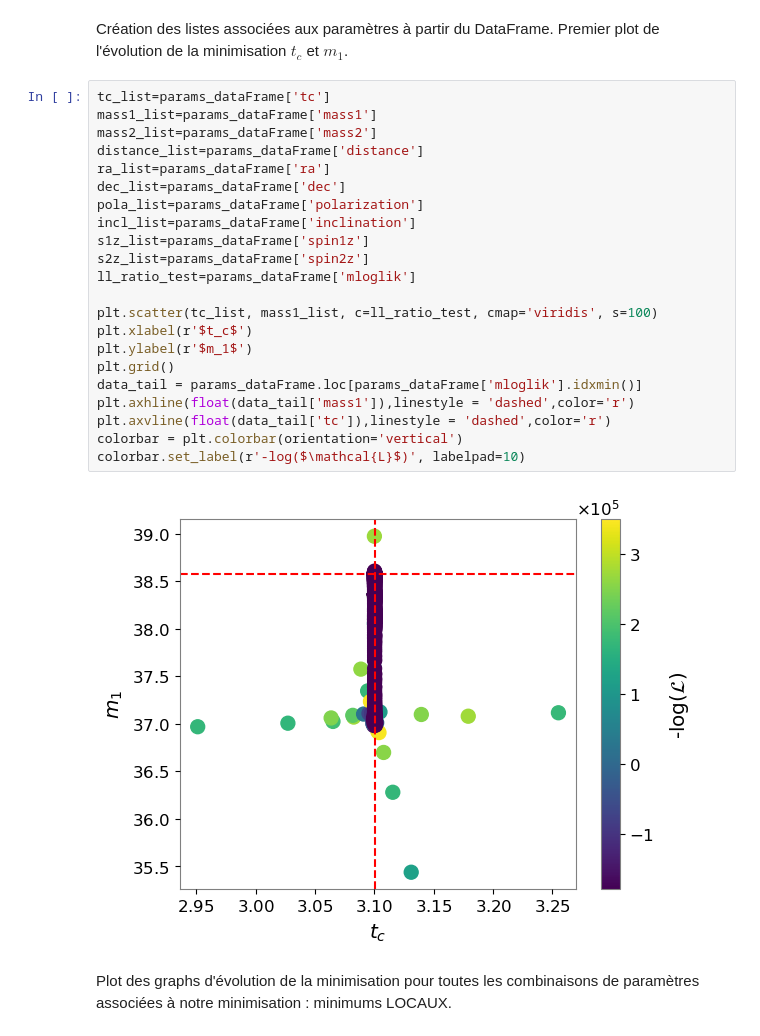
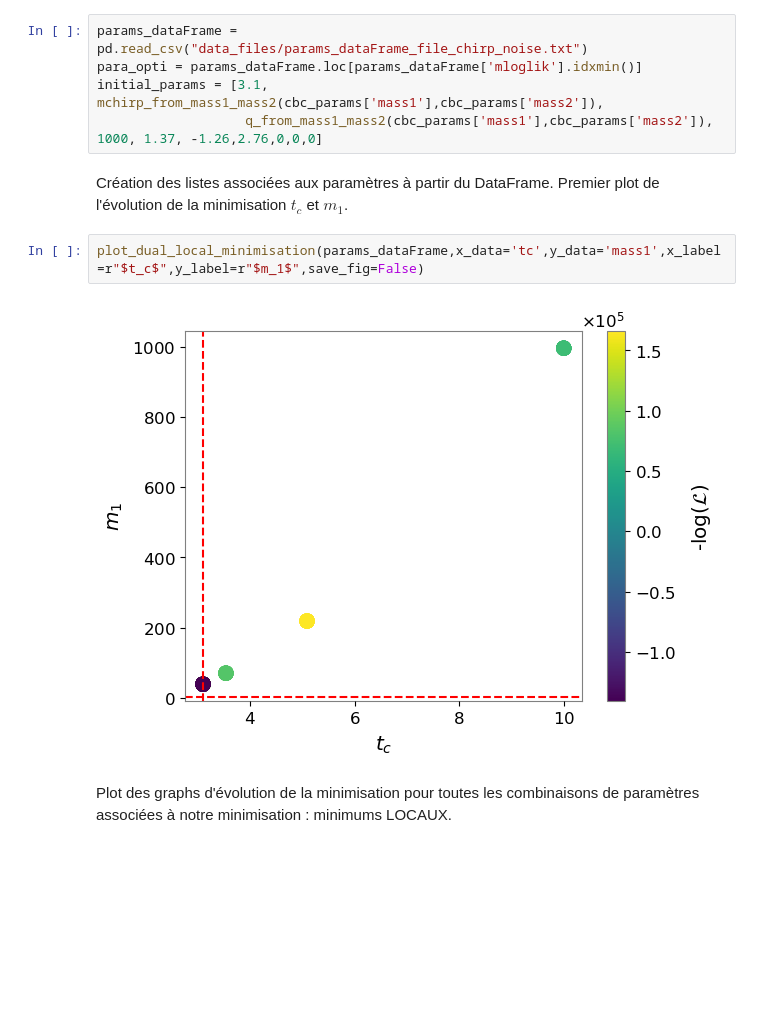
Before and after one commit to Glorieux-Victor/Internship_Victor_CBC_ET, a Jupyter notebook: likelihood_gaussian_pycbc_adrian.ipynb, the cells around one changed output. Saved outputs shown, nothing was run; the diff lists cells and outputs as text; blank space fills up the shorter version.

Commit message:
probleme avec la visualisation du likelihood

```diff
--- a/likelihood_gaussian_pycbc_adrian.ipynb
+++ b/likelihood_gaussian_pycbc_adrian.ipynb
@@ -133,29 +139,14 @@ $t_c$ : 3.1, $m_1$ : 38.6, $m_2$ : 29.3, $d_L$ : 1000.0, ra : 1.37, dec : -1.26,
+# %%
+params_dataFrame = pd.read_csv("data_files/params_dataFrame_file_chirp_noise.txt")
+para_opti = params_dataFrame.loc[params_dataFrame['mloglik'].idxmin()]
+initial_params = [3.1, mchirp_from_mass1_mass2(cbc_params['mass1'],cbc_params['mass2']),
+                   q_from_mass1_mass2(cbc_params['mass1'],cbc_params['mass2']), 1000, 1.37, -1.26,2.76,0,0,0]
 # %% [markdown]
 Création des listes associées aux paramètres à partir du DataFrame. Premier plot de l'évolution de la minimisation $t_c$ et $m_1$.
 # %%
-tc_list=params_dataFrame['tc']
-mass1_list=params_dataFrame['mass1']
-mass2_list=params_dataFrame['mass2']
-distance_list=params_dataFrame['distance']
-ra_list=params_dataFrame['ra']
-dec_list=params_dataFrame['dec']
-pola_list=params_dataFrame['polarization']
-incl_list=params_dataFrame['inclination']
-s1z_list=params_dataFrame['spin1z']
-s2z_list=params_dataFrame['spin2z']
-ll_ratio_test=params_dataFrame['mloglik']
-
-plt.scatter(tc_list, mass1_list, c=ll_ratio_test, cmap='viridis', s=100)
-plt.xlabel(r'$t_c$')
-plt.ylabel(r'$m_1$')
-plt.grid()
-data_tail = params_dataFrame.loc[params_dataFrame['mloglik'].idxmin()]
-plt.axhline(float(data_tail['mass1']),linestyle = 'dashed',color='r')
-plt.axvline(float(data_tail['tc']),linestyle = 'dashed',color='r')
-colorbar = plt.colorbar(orientation='vertical')
-colorbar.set_label(r'-log($\mathcal{L}$)', labelpad=10)
+plot_dual_local_minimisation(params_dataFrame,x_data='tc',y_data='mass1',x_label=r"$t_c$",y_label=r"$m_1$",save_fig=False)
 # %% [output]
-[figure, old version]
+[figure, new version]
 # %% [markdown]
 Plot des graphs d'évolution de la minimisation pour toutes les combinaisons de paramètres associées à notre minimisation : minimums LOCAUX.
 # %%
```
Also changed, not shown: parts of 31 cells of this notebook, 6 other files.
